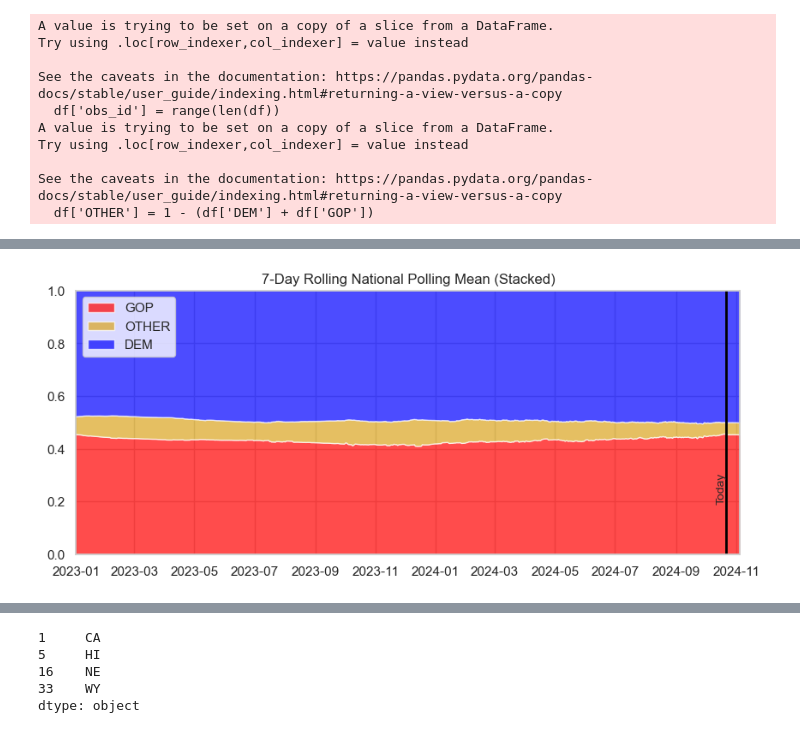
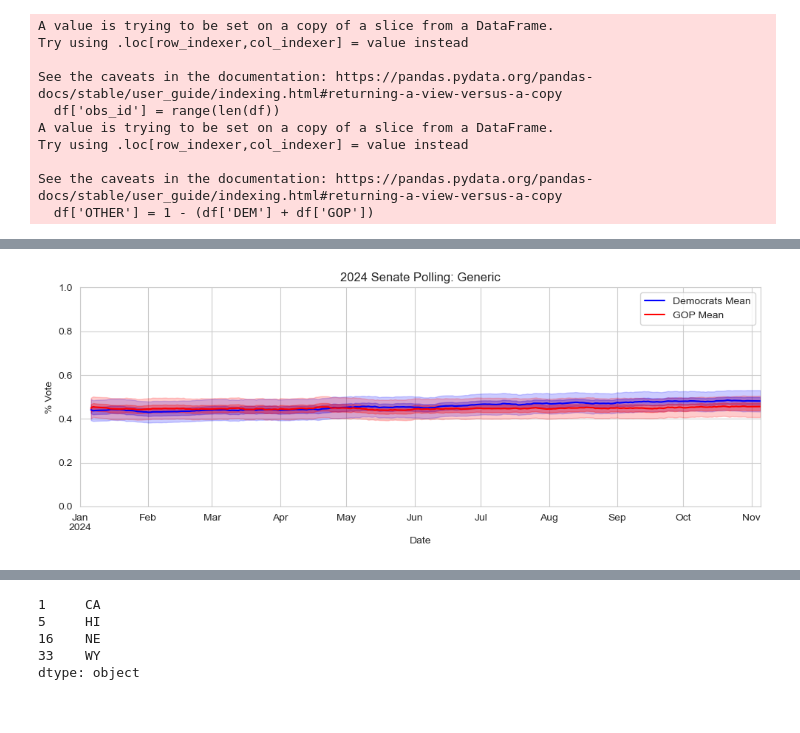
Before and after one commit to andrewpwalters/US-Presidential-Fundamentals, a Jupyter notebook: Notebooks/Polling Model - Senate 2024.ipynb, the cells around one changed output, grey strips where cells are left out. Cells and saved outputs as stored; diff of their text form; code cells hidden in the pictures.

```diff
--- a/Notebooks/Polling Model - Senate 2024.ipynb
+++ b/Notebooks/Polling Model - Senate 2024.ipynb
@@ -900,11 +844,11 @@ for d in tqdm(day):
     day_results = {}
     for state in states:
         for party in ['dem', 'gop', 'oth']:
-            # Calculate the results and store them in the dictionary
+            polling_error = 0 if state == 'US' else 0.067 * idata.posterior[f"polling_error_state_{party}"].sel(state=f"{state}").values.ravel()
             day_results[f"{state}_{party}"] = inv_logit(
                 interim[f"fund_{party}"] +
                 idata.posterior[f"{party}_state_effect"].sel(state=f"{state}").values.ravel() +
-                idata.posterior[f"polling_error_state_{party}"].sel(state=f"{state}").values.ravel() +
+                polling_error +
                 idata.posterior[f"{party}_state_multi"].sel(state=f"{state}").values.ravel() *
                 (idata.posterior[f"{party}_day_effect"].sel(day=d).values.ravel()
                 #+ (.05 if party == 'gop' else 0) # 1% swing towards GOP
@@ -942,8 +881,8 @@ df_results[['PA_dem','PA_gop']].plot()
 # %%
 date_index = pd.DataFrame(index = range(min(df_day_mean.index),1), columns = ['date'])
 date_index['date'] = pd.date_range(start=df.date.min(), end='2024-11-05')
-df_day_mean = df_day_mean.merge(date_index, left_index=True, right_index=True)
-df_day_03 = df_day_03.merge(date_index, left_index=True, right_index=True)
-df_day_25 = df_day_25.merge(date_index, left_index=True, right_index=True)
-df_day_75 = df_day_75.merge(date_index, left_index=True, right_index=True)
-df_day_97 = df_day_97.merge(date_index, left_index=True, right_index=True)
+df_day_mean = df_day_mean.merge(date_index, left_index=True, right_index=True).reset_index().set_index('date')
+df_day_03 = df_day_03.merge(date_index, left_index=True, right_index=True).reset_index().set_index('date')
+df_day_25 = df_day_25.merge(date_index, left_index=True, right_index=True).reset_index().set_index('date')
+df_day_75 = df_day_75.merge(date_index, left_index=True, right_index=True).reset_index().set_index('date')
+df_day_97 = df_day_97.merge(date_index, left_index=True, right_index=True).reset_index().set_index('date')
@@ -954,7 +889 @@ min(df_day_mean.index)
-# %%
-df_day_mean = df_day_mean.reset_index().set_index('date')
-df_day_03 = df_day_03.reset_index().set_index('date')
-df_day_25 = df_day_25.reset_index().set_index('date')
-df_day_75 = df_day_75.reset_index().set_index('date')
-df_day_97 = df_day_97.reset_index().set_index('date')
 # %%
@@ -1004,36 +1003,24 @@ plt.savefig(f"senate_{graph_state}.png")
 # %%
-graph_state = 'PA'
-
-rolling_mean = (
-    df_day_mean[[f"{graph_state}_gop", f"{graph_state}_dem"]]
-    .sort_index()  # Ensure the index is sorted
-    .rolling(window='7D')
-    .mean()
-    .reset_index()[["date", f"{graph_state}_gop", f"{graph_state}_dem"]]
-    .dropna()
-)
-
 fig, ax = plt.subplots(figsize=(10, 4))
 
-ax.stackplot(
-    rolling_mean.date,
-    rolling_mean[f"{graph_state}_gop"].values,
-    (1-rolling_mean[f"{graph_state}_dem"].values-rolling_mean[f"{graph_state}_gop"].values),
-    rolling_mean[f"{graph_state}_dem"].values,
-    labels=["GOP", "OTHER", "DEM"],
-    colors=['red', 'goldenrod', 'blue'],
-    alpha=0.7,
-)
+df_day_mean.filter(regex='_dem$').mean(axis=1).rolling(window='7D').mean().plot(color='blue', label='Democrats Mean')
+plt.fill_between(df_day_97.index, df_day_03.filter(regex='_dem$').mean(axis=1).rolling(window='7D').mean().ffill(), df_day_97.filter(regex='_dem$').mean(axis=1).rolling(window='7D').mean().ffill(), color='blue', alpha=0.2)
+plt.fill_between(df_day_75.index, df_day_25.filter(regex='_dem$').mean(axis=1).rolling(window='7D').mean().ffill(), df_day_75.filter(regex='_dem$').mean(axis=1).rolling(window='7D').mean().ffill(), color='blue', alpha=0.3)
 
-ax.set_ylim(0, 1)  # Adjusted to fit the stacked plot
-ax.set_xlim(dt.datetime(2023, 1, 1), dt.datetime(2024, 11, 5))
-ax.set_title("7-Day Rolling National Polling Mean (Stacked)")
-ax.legend(loc='upper left')
+df_day_mean.filter(regex='gop$').mean(axis=1).rolling(window='7D').mean().plot(color='red', label='GOP Mean')
+plt.fill_between(df_day_97.index, df_day_03.filter(regex='gop$').mean(axis=1).rolling(window='7D').mean().ffill(), df_day_97.filter(regex='gop$').mean(axis=1).rolling(window='7D').mean().ffill(), color='red', alpha=0.2)
+plt.fill_between(df_day_75.index, df_day_25.filter(regex='gop$').mean(axis=1).rolling(window='7D').mean().ffill(), df_day_75.filter(regex='gop$').mean(axis=1).rolling(window='7D').mean().ffill(), color='red', alpha=0.3)
 
-ax.axvline(x=datetime.datetime.today(), color='black', linestyle='-', linewidth=2)
-plt.text(datetime.datetime.today(), 0.25, "Today", rotation=90, verticalalignment='center', horizontalalignment='right', fontsize=10)
+# Set limits and labels
+ax.set_ylim(0,1)
+ax.set_xlim(dt.datetime(2024, 1, 1), dt.datetime(2024, 11, 5))
+ax.set_ylabel('% Vote')
+ax.set_xlabel('Date')
+ax.legend()
+ax.set_title(f'2024 Senate Polling: Generic')
 
-plt.show()
+plt.tight_layout()
+plt.savefig(f"senate_generic.png")
 # %% [output]
-[figure, old version]
+[figure, new version]
 # %%
```
Also changed, not shown: parts of 49 cells of this notebook, 10 other files.
